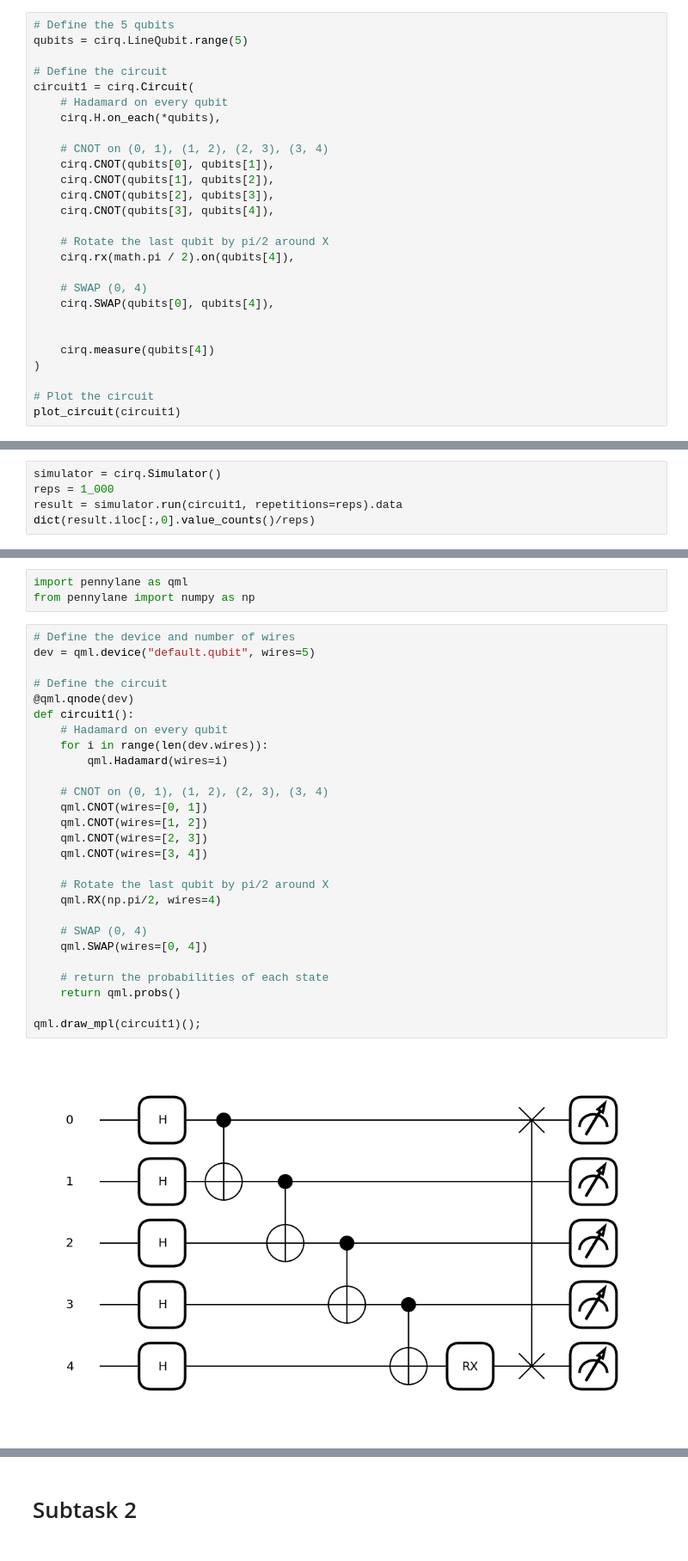
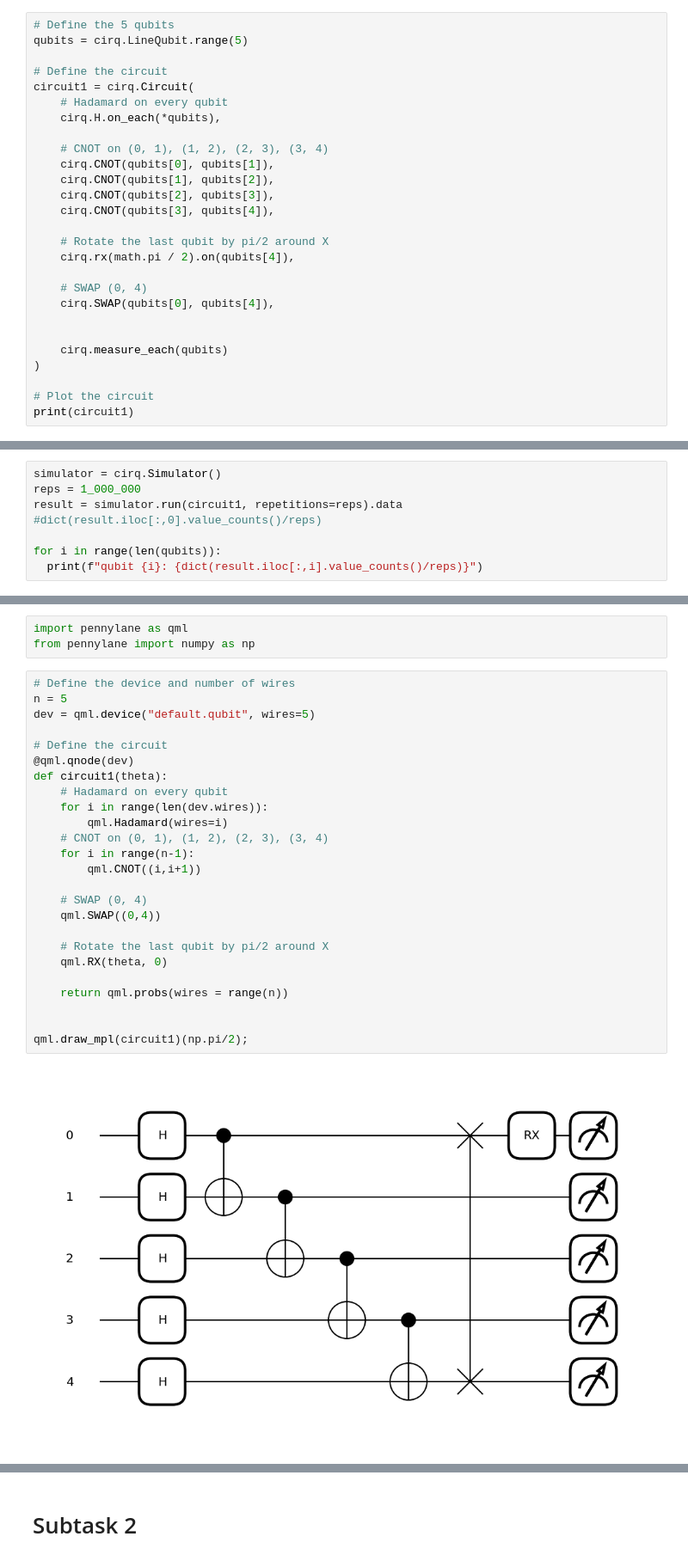
Before and after one commit to LazaroR-u/GSoC_QMLHEP_2024, a Jupyter notebook: tasks/task_1_GSoC.ipynb, the cells around one changed output, grey strips where cells are left out. Shown at 86% size. Drawn from its saved outputs; the diff is of its cells as text.

```diff
--- a/tasks/task_1_GSoC.ipynb
+++ b/tasks/task_1_GSoC.ipynb
@@ -70,9 +67,9 @@ circuit1 = cirq.Circuit(
     cirq.SWAP(qubits[0], qubits[4]),
 
 
-    cirq.measure(qubits[4])
+    cirq.measure_each(qubits)
 )
 
 # Plot the circuit
-plot_circuit(circuit1)
+print(circuit1)
 # %% [output]
@@ -80,6 +85,9 @@ plot_circuit(circuit1)
 # %%
 simulator = cirq.Simulator()
-reps = 1_000
+reps = 1_000_000
 result = simulator.run(circuit1, repetitions=reps).data
-dict(result.iloc[:,0].value_counts()/reps)
+#dict(result.iloc[:,0].value_counts()/reps)
+
+for i in range(len(qubits)):
+  print(f"qubit {i}: {dict(result.iloc[:,i].value_counts()/reps)}")
 # %% [output]
@@ -136,30 +106,28 @@ import pennylane as qml
 from pennylane import numpy as np
 # %%
 # Define the device and number of wires
+n = 5
 dev = qml.device("default.qubit", wires=5)
 
 # Define the circuit
 @qml.qnode(dev)
-def circuit1():
+def circuit1(theta):
     # Hadamard on every qubit
     for i in range(len(dev.wires)):
         qml.Hadamard(wires=i)
+    # CNOT on (0, 1), (1, 2), (2, 3), (3, 4)
+    for i in range(n-1):
+        qml.CNOT((i,i+1))
 
-    # CNOT on (0, 1), (1, 2), (2, 3), (3, 4)
-    qml.CNOT(wires=[0, 1])
-    qml.CNOT(wires=[1, 2])
-    qml.CNOT(wires=[2, 3])
-    qml.CNOT(wires=[3, 4])
+    # SWAP (0, 4)
+    qml.SWAP((0,4))
 
     # Rotate the last qubit by pi/2 around X
-    qml.RX(np.pi/2, wires=4)
+    qml.RX(theta, 0)
 
-    # SWAP (0, 4)
-    qml.SWAP(wires=[0, 4])
+    return qml.probs(wires = range(n))
 
-    # return the probabilities of each state
-    return qml.probs()
 
-qml.draw_mpl(circuit1)();
+qml.draw_mpl(circuit1)(np.pi/2);
 # %% [output]
-[figure, old version]
+[figure, new version]
```
Also changed, not shown: parts of 16 cells of this notebook.
